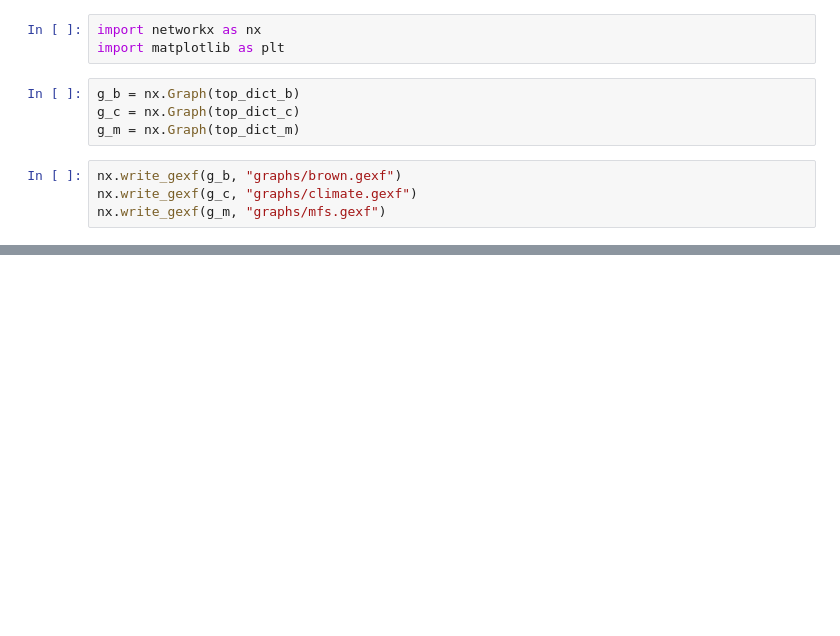
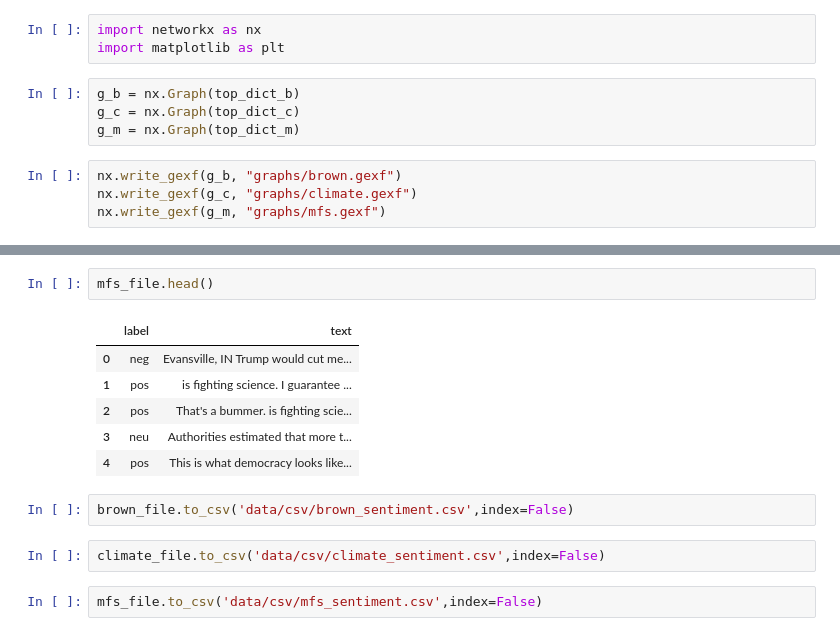
Before and after one commit to ndalton12/nlp-english-project, a Jupyter notebook: experiments.ipynb, the cells around one changed output, grey strips where cells are left out. Saved outputs shown, nothing was run; the diff lists cells and outputs as text; blank space fills up the shorter version.

```diff
--- a/experiments.ipynb
+++ b/experiments.ipynb
@@ -351,0 +494,15 @@ nx.write_gexf(g_m, "graphs/mfs.gexf")
+# %%
+mfs_file.head()
+# %% [output]
+|  | label | text |
+| 0 | neg | Evansville, IN Trump would cut me... |
+| 1 | pos | is fighting science. I guarantee ... |
+| 2 | pos | That's a bummer. is fighting scie... |
+| 3 | neu | Authorities estimated that more t... |
+| 4 | pos | This is what democracy looks like... |
+# %%
+brown_file.to_csv('data/csv/brown_sentiment.csv',index=False)
+# %%
+climate_file.to_csv('data/csv/climate_sentiment.csv',index=False)
+# %%
+mfs_file.to_csv('data/csv/mfs_sentiment.csv',index=False)
```
Also changed, not shown: parts of 13 cells of this notebook, 50 other files.
